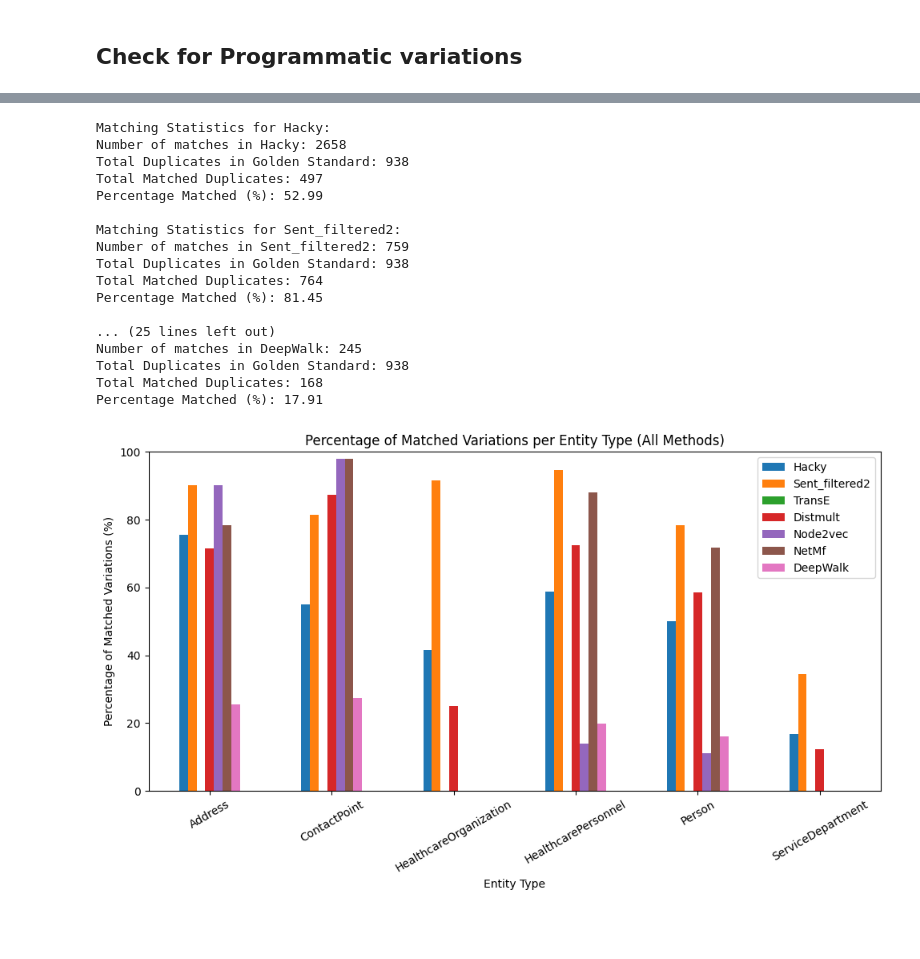
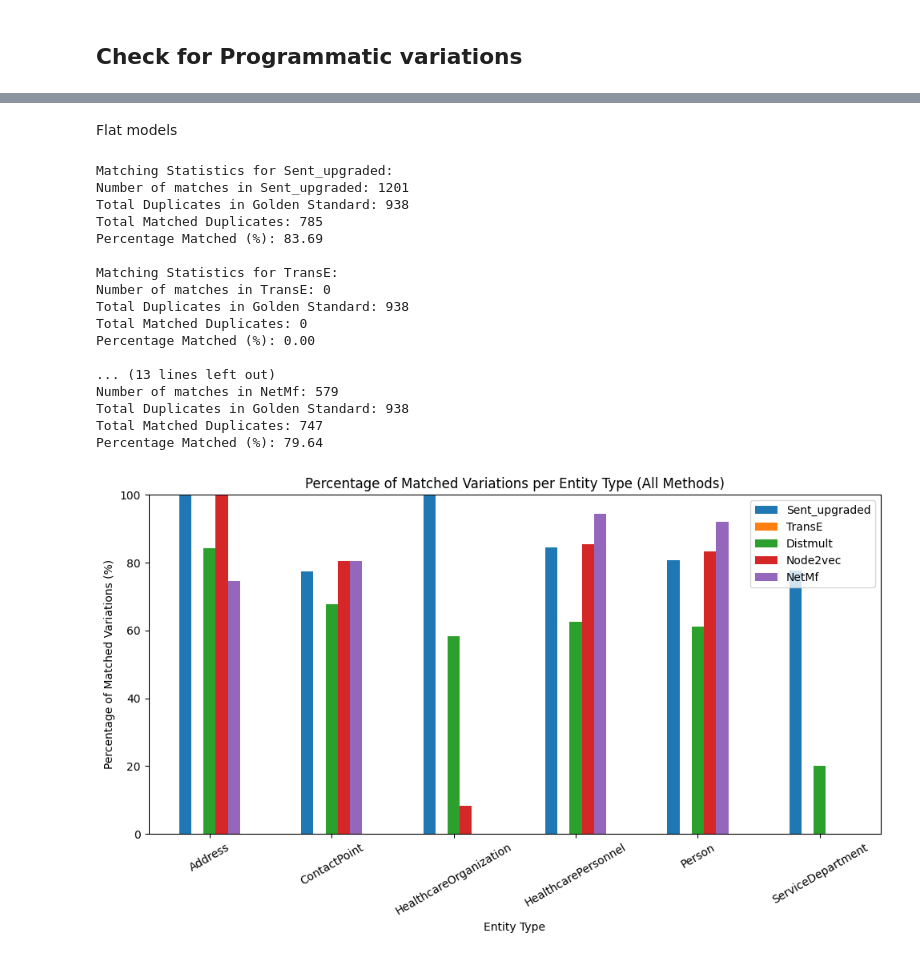
Before and after one commit to Timszy/entity-deduplication-hack-main, a Jupyter notebook: EvaluateVariations.ipynb, the cells around one changed output, grey strips where cells are left out. Cells and saved outputs as stored; diff of their text form; code cells hidden in the pictures; blank space fills up the shorter version.

Commit message:
data for inductive hopefully works

```diff
--- a/EvaluateVariations.ipynb
+++ b/EvaluateVariations.ipynb
@@ -28,8 +30,7 @@ match_files = {
     'TransE.65' : json.load(open(f'matches_{noise}/HybridTransE_alpha_0.8.json', 'r')),
     'Distmult.5': json.load(open(f'matches_{noise}/HybridDistmult_alpha_0.5.json', 'r')),
     'NetMf.8' : json.load(open(f'matches_{noise}/HybridNetMf_alpha_0.8.json', 'r')),
-    'Node2vec.35': json.load(open(f'matches_{noise}/HybridNode2vecLow_alpha_0.35.json', 'r')),
-
+    'Node2vec.35': json.load(open(f'matches_{noise}/HybridNode2vecLow_alpha_0.5.json', 'r')),
 }
 
 def extract_uuid(uri):
@@ -568,22 +533,20 @@ Number of true duplicates in Node2vec.0.5: 190
+# %% [markdown]
+Flat models
 # %%
 import pandas as pd
 import json
 import matplotlib.pyplot as plt
 
 # Load the CSV and JSON files
-golden_standard = pd.read_csv('data/prog_data/updated_golden_standard_duplicates2.csv')
+golden_standard = pd.read_csv('data/test_golden_standard_high.csv')
 
 # Load both match files
 match_files = {
-    'Sent_flat': json.load(open('matches/matchesHacky.json', 'r')),
-    'Sent_upgraded': json.load(open('matches/SentenceEmbedding.json', 'r')),
-    'TransE' : json.load(open('matches/HybridTransE_alpha_0.0.json', 'r')),
-    'Distmult': json.load(open('matches/HybridDistmult_alpha_0.0.json', 'r')),
-    'Node2vec': json.load(open('matches/HybridNode2vec_alpha_0.0.json', 'r')),
-    'NetMf' : json.load(open('matches/HybridNetMf_alpha_0.0.json', 'r')),
-    'DeepWalk' : json.load(open('matches/HybridDeepWalk_alpha_0.0.json', 'r')),
-
-
+    'Sent_upgraded': json.load(open('matches_high/SentenceEmbedding_top_k5.json', 'r')),
+    'TransE' : json.load(open('matches_high/HybridTransE_alpha_0.0.json', 'r')),
+    'Distmult': json.load(open('matches_high/HybridDistmult_alpha_0.0.json', 'r')),
+    'Node2vec': json.load(open('matches_high/HybridNode2VecLow_alpha_0.0.json', 'r')),
+    'NetMf' : json.load(open('matches_high/HybridNetMf_alpha_0.0.json', 'r')),
 
 }
 
@@ -664,43 +627,43 @@ for match_type, data in match_files.items():
                 'Matched (%)': matched_pct
             })
 
     variation_entity_frame = pd.DataFrame(frames)
     variation_entity_frame = variation_entity_frame.sort_values(['variation_type', 'entity_type']).reset_index(drop=True)
     variation_frame = variation_entity_frame[variation_entity_frame['Golden Standard Count'] > 1]
     variation_frame = variation_frame.sort_values('entity_type').reset_index(drop=True)
     variation_frame
 
     matched_per_entity = variation_entity_frame.groupby('entity_type')['Matched Count'].sum()
     golden_per_entity = variation_entity_frame.groupby('entity_type')['Golden Standard Count'].sum()
     percent_matched = (matched_per_entity / golden_per_entity * 100).fillna(0)
     percent_summary[match_type] = percent_matched
 
 
 percent_df = pd.DataFrame(percent_summary).fillna(0)
 percent_df.plot(kind='bar', figsize=(10,6))
 plt.xlabel('Entity Type')
 plt.ylabel('Percentage of Matched Variations (%)')
 plt.title('Percentage of Matched Variations per Entity Type (All Methods)')
 plt.ylim(0, 100)
 plt.xticks(rotation=30)
 plt.tight_layout()
 plt.show()
 # %% [output]
-Matching Statistics for Hacky:
-Number of matches in Hacky: 2658
+Matching Statistics for Sent_upgraded:
+Number of matches in Sent_upgraded: 1201
 Total Duplicates in Golden Standard: 938
-Total Matched Duplicates: 497
-Percentage Matched (%): 52.99
+Total Matched Duplicates: 785
+Percentage Matched (%): 83.69
 
-Matching Statistics for Sent_filtered2:
-Number of matches in Sent_filtered2: 759
+Matching Statistics for TransE:
+Number of matches in TransE: 0
 Total Duplicates in Golden Standard: 938
-Total Matched Duplicates: 764
-Percentage Matched (%): 81.45
+Total Matched Duplicates: 0
+Percentage Matched (%): 0.00
 
-... (25 lines left out)
-Number of matches in DeepWalk: 245
+... (13 lines left out)
+Number of matches in NetMf: 579
 Total Duplicates in Golden Standard: 938
-Total Matched Duplicates: 168
-Percentage Matched (%): 17.91
+Total Matched Duplicates: 747
+Percentage Matched (%): 79.64
-[figure, old version]
+[figure, new version]
```
Also changed, not shown: parts of 9 cells of this notebook, 5 other files.
